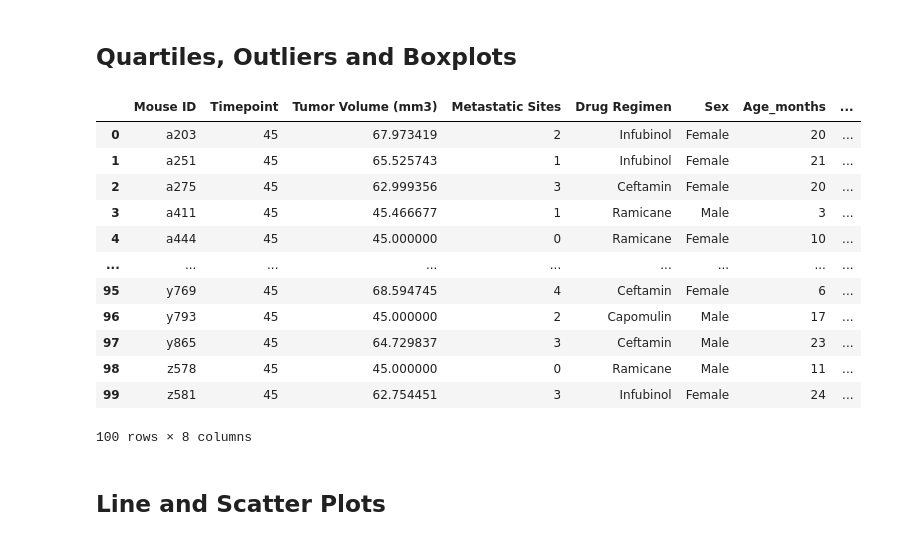
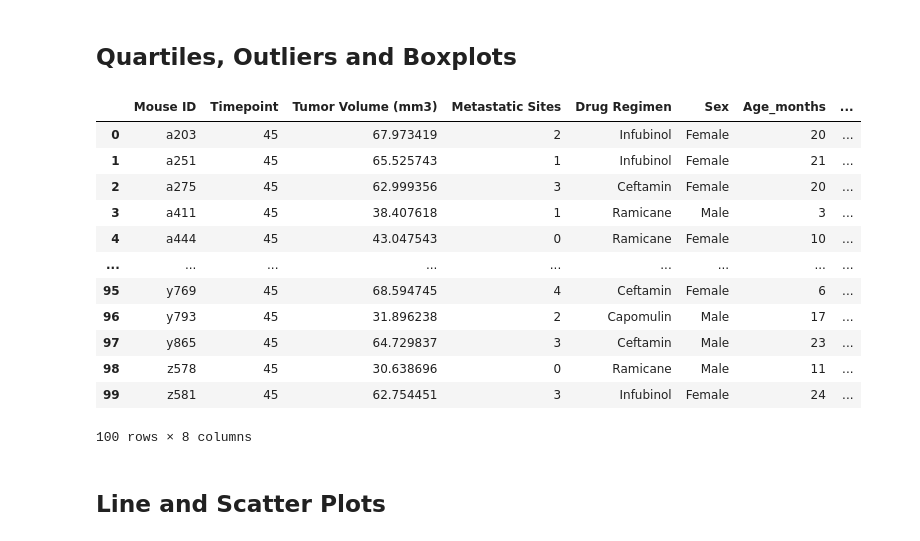
Before and after one commit to redpandata19/Matplotlib-challenge, a Jupyter notebook: Pymaceuticals/pymaceuticals_starter.ipynb, the cells around one changed output. Drawn from its saved outputs; the diff is of its cells as text; code cells hidden in the pictures.

Commit message:
tumor volume at the last timepoint

```diff
--- a/Pymaceuticals/pymaceuticals_starter.ipynb
+++ b/Pymaceuticals/pymaceuticals_starter.ipynb
@@ -200,33 +200,30 @@ plt.show()
 # %%
 # Calculate the final tumor volume of each mouse across four of the treatment regimens:
 # Capomulin, Ramicane, Infubinol, and Ceftamin
 # https://pandas.pydata.org/docs/reference/api/pandas.DataFrame.isin.html,ChatGPT
 treat_list = ["Capomulin", "Ramicane", "Infubinol", "Ceftamin"]
 mask = mice_trimmed_df['Drug Regimen'].isin(treat_list)
 mice_drugfilter_df = mice_trimmed_df[mask]
-# mice_4treat_df = pd.DataFrame(mice_trimmed_df['Drug Regimen'] == ["Capomulin", "Ramicane", "Infubinol","Ceftamin"])
-# mice_4treat_df
 
 # Start by getting the last (greatest) timepoint for each mouse
-# sort by the timepoint and then get the last row per mouse?
 mice_time_df = mice_drugfilter_df.sort_values(by="Timepoint")
-mice_time_df = pd.DataFrame(mice_time_df.groupby('Mouse ID').max().reset_index())
-mice_time_df
-
+mice_time_df = pd.DataFrame(mice_time_df.groupby('Mouse ID')['Timepoint'].max().reset_index())
 
 # Merge this group df with the original DataFrame to get the tumor volume at the last timepoint
+mice_max_vol = pd.merge(mice_time_df,mouse_merged_df, on=['Mouse ID','Timepoint'])
+mice_max_vol
 # %% [output]
 |  | Mouse ID | Timepoint | Tumor Volume (mm3) | Metastatic Sites | Drug Regimen | Sex | Age_months | ... |
 | 0 | a203 | 45 | 67.973419 | 2 | Infubinol | Female | 20 | ... |
 | 1 | a251 | 45 | 65.525743 | 1 | Infubinol | Female | 21 | ... |
 | 2 | a275 | 45 | 62.999356 | 3 | Ceftamin | Female | 20 | ... |
-| 3 | a411 | 45 | 45.466677 | 1 | Ramicane | Male | 3 | ... |
-| 4 | a444 | 45 | 45.000000 | 0 | Ramicane | Female | 10 | ... |
+| 3 | a411 | 45 | 38.407618 | 1 | Ramicane | Male | 3 | ... |
+| 4 | a444 | 45 | 43.047543 | 0 | Ramicane | Female | 10 | ... |
 | ... | ... | ... | ... | ... | ... | ... | ... | ... |
 | 95 | y769 | 45 | 68.594745 | 4 | Ceftamin | Female | 6 | ... |
-| 96 | y793 | 45 | 45.000000 | 2 | Capomulin | Male | 17 | ... |
+| 96 | y793 | 45 | 31.896238 | 2 | Capomulin | Male | 17 | ... |
 | 97 | y865 | 45 | 64.729837 | 3 | Ceftamin | Male | 23 | ... |
-| 98 | z578 | 45 | 45.000000 | 0 | Ramicane | Male | 11 | ... |
+| 98 | z578 | 45 | 30.638696 | 0 | Ramicane | Male | 11 | ... |
 | 99 | z581 | 45 | 62.754451 | 3 | Infubinol | Female | 24 | ... |
 100 rows × 8 columns
 # %%
```
